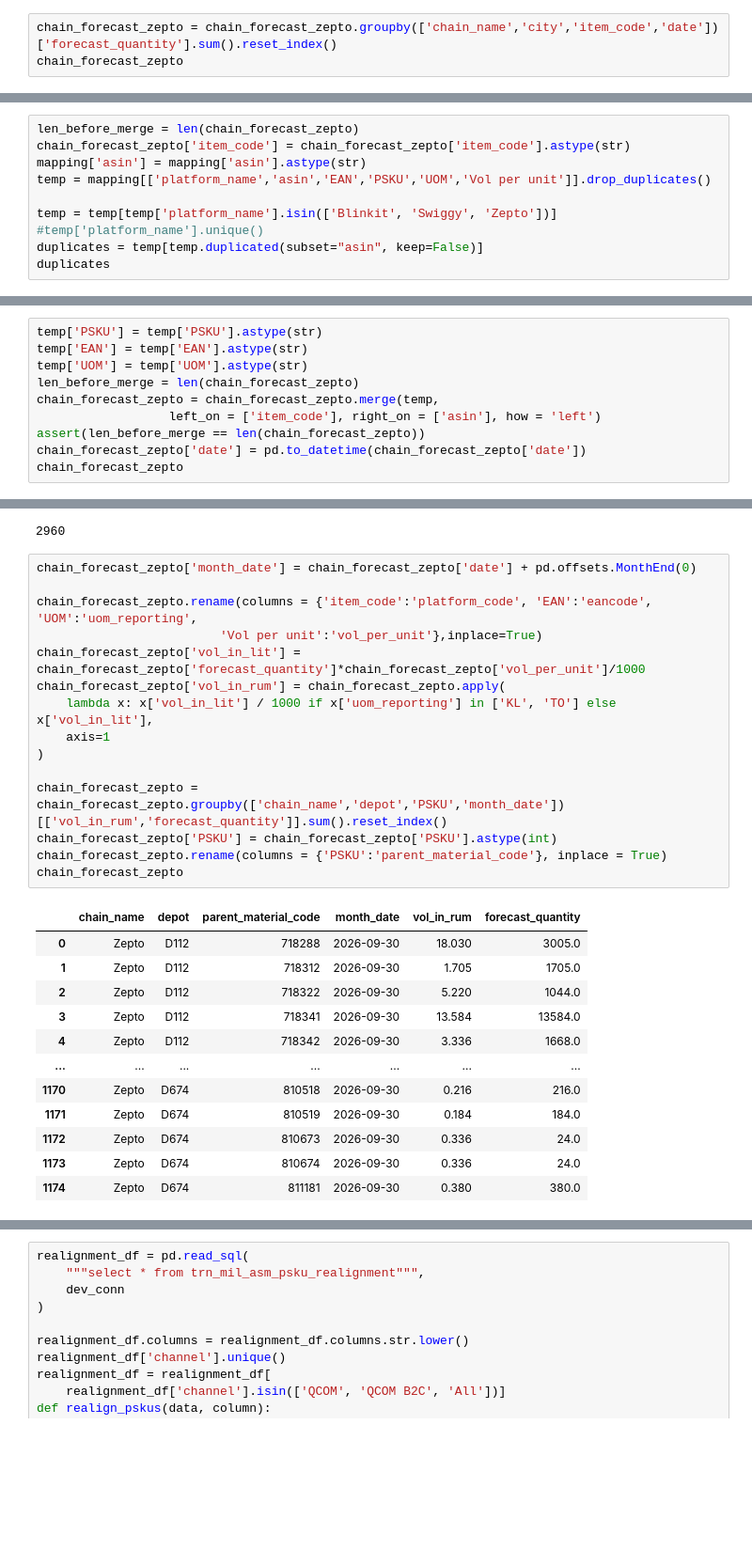
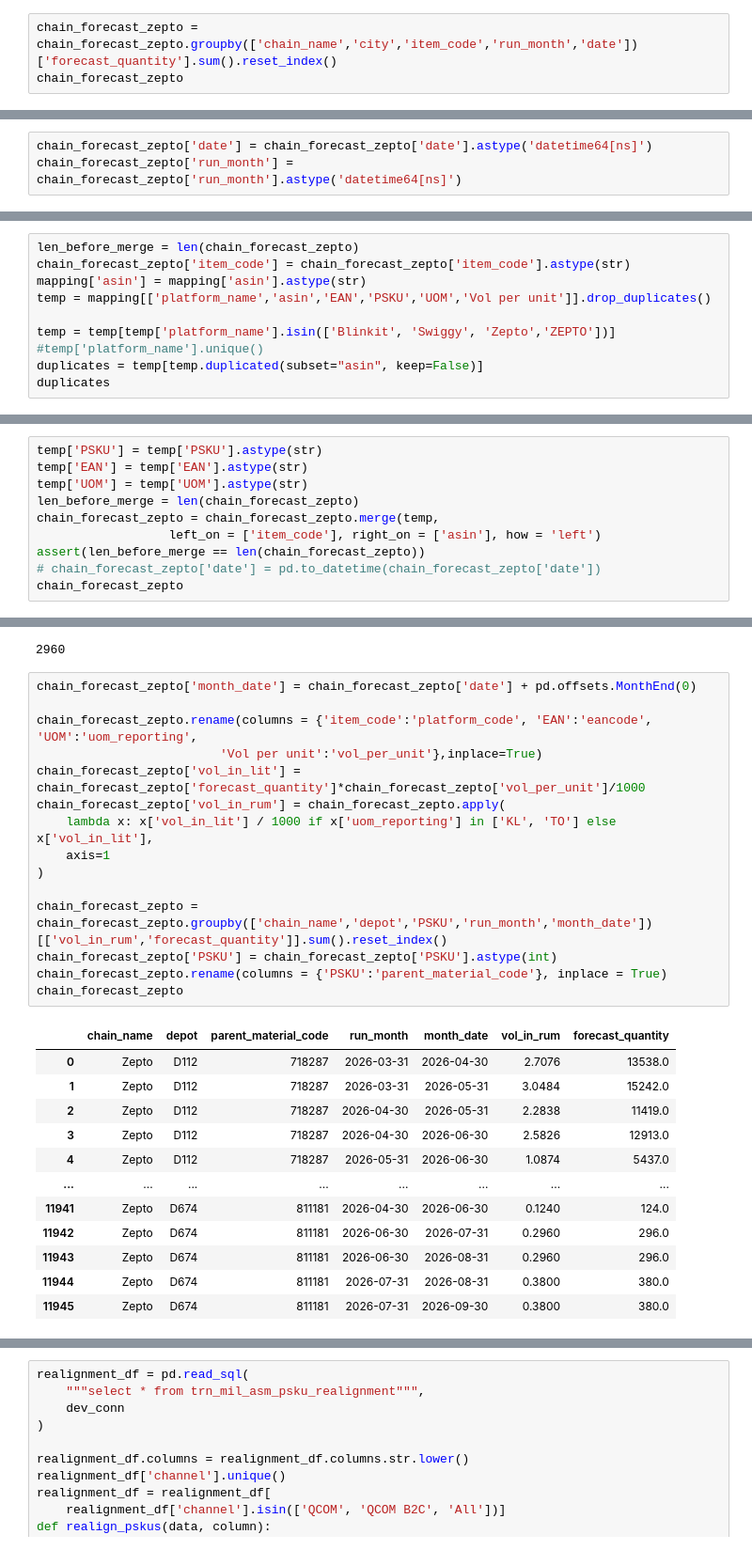
Before and after one commit to DSAmanSingh/collate_results_2, a Jupyter notebook: chain_forecast.ipynb, the cells around one changed output, grey strips where cells are left out. Shown at 94% size. Drawn from its saved outputs; the diff is of its cells as text; blank space fills up the shorter version.

```diff
--- a/chain_forecast.ipynb
+++ b/chain_forecast.ipynb
@@ -778,4 +1203,4 @@ dtype: int64
 # %%
-chain_forecast_zepto = chain_forecast_zepto.groupby(['chain_name','city','item_code','date'])['forecast_quantity'].sum().reset_index()
+chain_forecast_zepto = chain_forecast_zepto.groupby(['chain_name','city','item_code','run_month','date'])['forecast_quantity'].sum().reset_index()
 chain_forecast_zepto
 # %% [output]
@@ -795,3 +1220,6 @@ chain_forecast_zepto
+# %%
+chain_forecast_zepto['date'] = chain_forecast_zepto['date'].astype('datetime64[ns]')
+chain_forecast_zepto['run_month'] = chain_forecast_zepto['run_month'].astype('datetime64[ns]')
 # %%
 zepto_mapping = pd.read_excel('/data/aman_singh/mt_forecast/Q-com Depot-FC-City Mapping v2.0.xlsx', sheet_name = 'Zepto')
 zepto_mapping = zepto_mapping[zepto_mapping['Status'] == 'Active']
@@ -848,7 +1272,7 @@ chain_forecast_zepto['item_code'] = chain_forecast_zepto['item_code'].astype(str
 mapping['asin'] = mapping['asin'].astype(str)
 temp = mapping[['platform_name','asin','EAN','PSKU','UOM','Vol per unit']].drop_duplicates()
 
-temp = temp[temp['platform_name'].isin(['Blinkit', 'Swiggy', 'Zepto'])]
+temp = temp[temp['platform_name'].isin(['Blinkit', 'Swiggy', 'Zepto','ZEPTO'])]
 #temp['platform_name'].unique()
 duplicates = temp[temp.duplicated(subset="asin", keep=False)]
 duplicates
@@ -862,6 +1286,6 @@ len_before_merge = len(chain_forecast_zepto)
 chain_forecast_zepto = chain_forecast_zepto.merge(temp,
                   left_on = ['item_code'], right_on = ['asin'], how = 'left')
 assert(len_before_merge == len(chain_forecast_zepto))
-chain_forecast_zepto['date'] = pd.to_datetime(chain_forecast_zepto['date'])
+# chain_forecast_zepto['date'] = pd.to_datetime(chain_forecast_zepto['date'])
 chain_forecast_zepto
 # %% [output]
@@ -921,28 +1346,28 @@ chain_forecast_zepto
 # %%
 chain_forecast_zepto['month_date'] = chain_forecast_zepto['date'] + pd.offsets.MonthEnd(0)
 
 chain_forecast_zepto.rename(columns = {'item_code':'platform_code', 'EAN':'eancode', 'UOM':'uom_reporting',
                          'Vol per unit':'vol_per_unit'},inplace=True)
 chain_forecast_zepto['vol_in_lit'] = chain_forecast_zepto['forecast_quantity']*chain_forecast_zepto['vol_per_unit']/1000
 chain_forecast_zepto['vol_in_rum'] = chain_forecast_zepto.apply(
     lambda x: x['vol_in_lit'] / 1000 if x['uom_reporting'] in ['KL', 'TO'] else x['vol_in_lit'],
     axis=1
 )
 
-chain_forecast_zepto = chain_forecast_zepto.groupby(['chain_name','depot','PSKU','month_date'])[['vol_in_rum','forecast_quantity']].sum().reset_index()
+chain_forecast_zepto = chain_forecast_zepto.groupby(['chain_name','depot','PSKU','run_month','month_date'])[['vol_in_rum','forecast_quantity']].sum().reset_index()
 chain_forecast_zepto['PSKU'] = chain_forecast_zepto['PSKU'].astype(int)
 chain_forecast_zepto.rename(columns = {'PSKU':'parent_material_code'}, inplace = True)
 chain_forecast_zepto
 # %% [output]
-|  | chain_name | depot | parent_material_code | month_date | vol_in_rum | forecast_quantity |
-| 0 | Zepto | D112 | 718288 | 2026-09-30 | 18.030 | 3005.0 |
-| 1 | Zepto | D112 | 718312 | 2026-09-30 | 1.705 | 1705.0 |
-| 2 | Zepto | D112 | 718322 | 2026-09-30 | 5.220 | 1044.0 |
-| 3 | Zepto | D112 | 718341 | 2026-09-30 | 13.584 | 13584.0 |
-| 4 | Zepto | D112 | 718342 | 2026-09-30 | 3.336 | 1668.0 |
-| ... | ... | ... | ... | ... | ... | ... |
-| 1170 | Zepto | D674 | 810518 | 2026-09-30 | 0.216 | 216.0 |
-| 1171 | Zepto | D674 | 810519 | 2026-09-30 | 0.184 | 184.0 |
-| 1172 | Zepto | D674 | 810673 | 2026-09-30 | 0.336 | 24.0 |
-| 1173 | Zepto | D674 | 810674 | 2026-09-30 | 0.336 | 24.0 |
-| 1174 | Zepto | D674 | 811181 | 2026-09-30 | 0.380 | 380.0 |
+|  | chain_name | depot | parent_material_code | run_month | month_date | vol_in_rum | forecast_quantity |
+| 0 | Zepto | D112 | 718287 | 2026-03-31 | 2026-04-30 | 2.7076 | 13538.0 |
+| 1 | Zepto | D112 | 718287 | 2026-03-31 | 2026-05-31 | 3.0484 | 15242.0 |
+| 2 | Zepto | D112 | 718287 | 2026-04-30 | 2026-05-31 | 2.2838 | 11419.0 |
+| 3 | Zepto | D112 | 718287 | 2026-04-30 | 2026-06-30 | 2.5826 | 12913.0 |
+| 4 | Zepto | D112 | 718287 | 2026-05-31 | 2026-06-30 | 1.0874 | 5437.0 |
+| ... | ... | ... | ... | ... | ... | ... | ... |
+| 11941 | Zepto | D674 | 811181 | 2026-04-30 | 2026-06-30 | 0.1240 | 124.0 |
+| 11942 | Zepto | D674 | 811181 | 2026-06-30 | 2026-07-31 | 0.2960 | 296.0 |
+| 11943 | Zepto | D674 | 811181 | 2026-06-30 | 2026-08-31 | 0.2960 | 296.0 |
+| 11944 | Zepto | D674 | 811181 | 2026-07-31 | 2026-08-31 | 0.3800 | 380.0 |
+| 11945 | Zepto | D674 | 811181 | 2026-07-31 | 2026-09-30 | 0.3800 | 380.0 |
```
Also changed, not shown: parts of 154 cells of this notebook, 8 other files.
